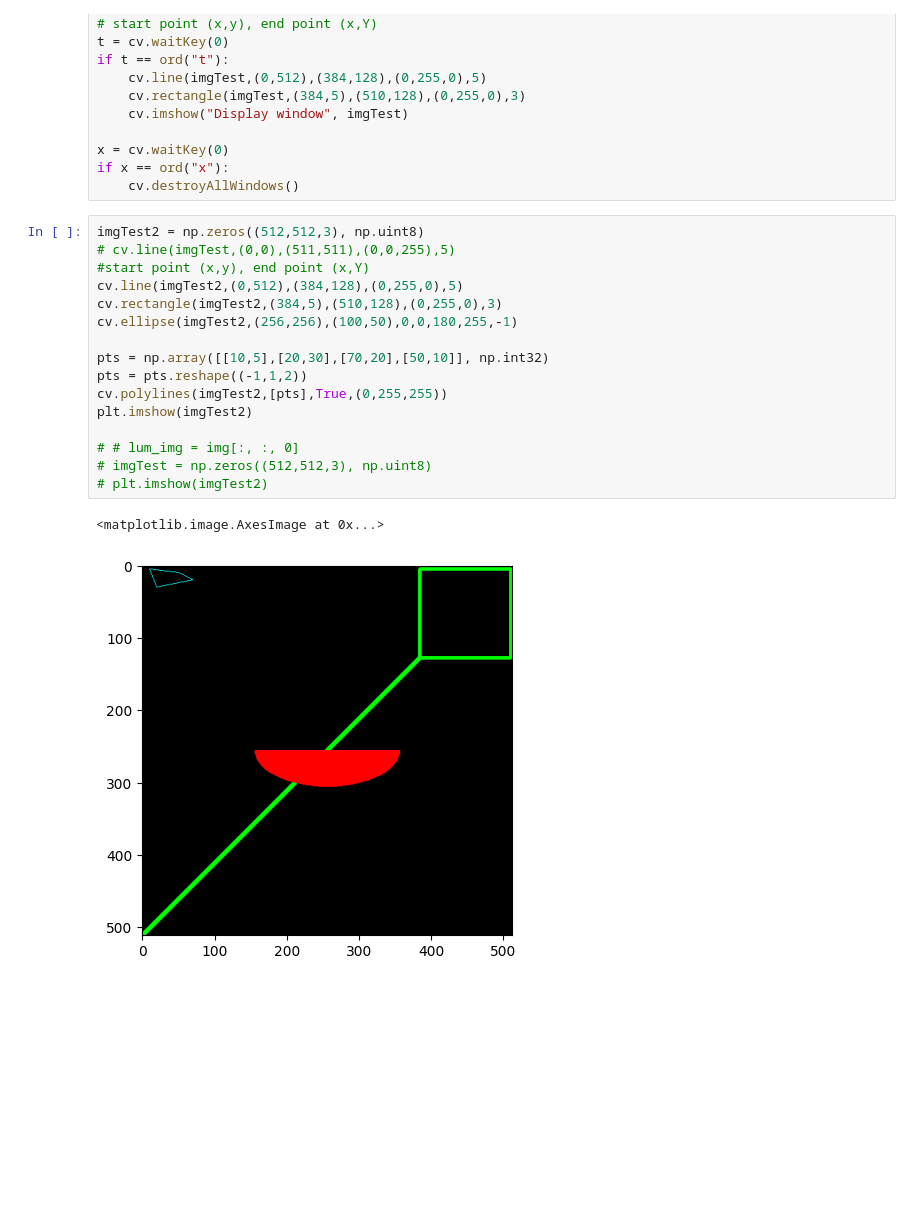
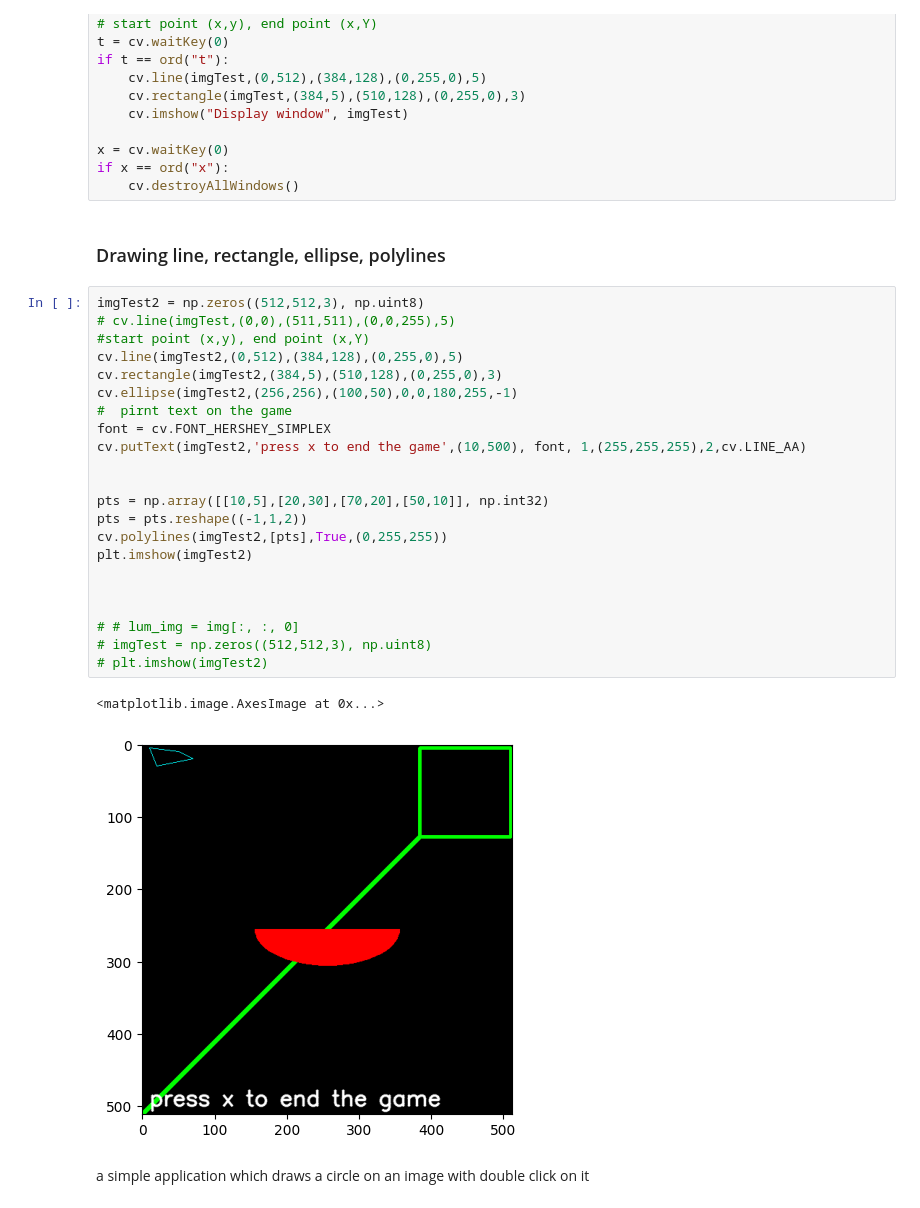
Before and after one commit to Ammar-Man/Computer_Vision, a Jupyter notebook: Start_OpenCV_Python.ipynb, the cells around one changed output. Cells and saved outputs as stored; diff of their text form; blank space fills up the shorter version.

```diff
--- a/Start_OpenCV_Python.ipynb
+++ b/Start_OpenCV_Python.ipynb
@@ -79,22 +79,32 @@ if t == ord("t"):
 x = cv.waitKey(0)
 if x == ord("x"):
     cv.destroyAllWindows()
+# %% [markdown]
+### Drawing line, rectangle, ellipse, polylines
 # %%
 imgTest2 = np.zeros((512,512,3), np.uint8)
 # cv.line(imgTest,(0,0),(511,511),(0,0,255),5)
 #start point (x,y), end point (x,Y)
 cv.line(imgTest2,(0,512),(384,128),(0,255,0),5)
 cv.rectangle(imgTest2,(384,5),(510,128),(0,255,0),3)
 cv.ellipse(imgTest2,(256,256),(100,50),0,0,180,255,-1)
+#  pirnt text on the game
+font = cv.FONT_HERSHEY_SIMPLEX
+cv.putText(imgTest2,'press x to end the game',(10,500), font, 1,(255,255,255),2,cv.LINE_AA)
+
 
 pts = np.array([[10,5],[20,30],[70,20],[50,10]], np.int32)
 pts = pts.reshape((-1,1,2))
 cv.polylines(imgTest2,[pts],True,(0,255,255))
 plt.imshow(imgTest2)
 
+
+
 # # lum_img = img[:, :, 0]
 # imgTest = np.zeros((512,512,3), np.uint8)
 # plt.imshow(imgTest2)
 # %% [output]
 <matplotlib.image.AxesImage at 0x...>
-[figure, old version]
+[figure, new version]
+# %% [markdown]
+a simple application which draws a circle on an image with double click on it
```
Also changed, not shown: parts of 2 cells of this notebook.
